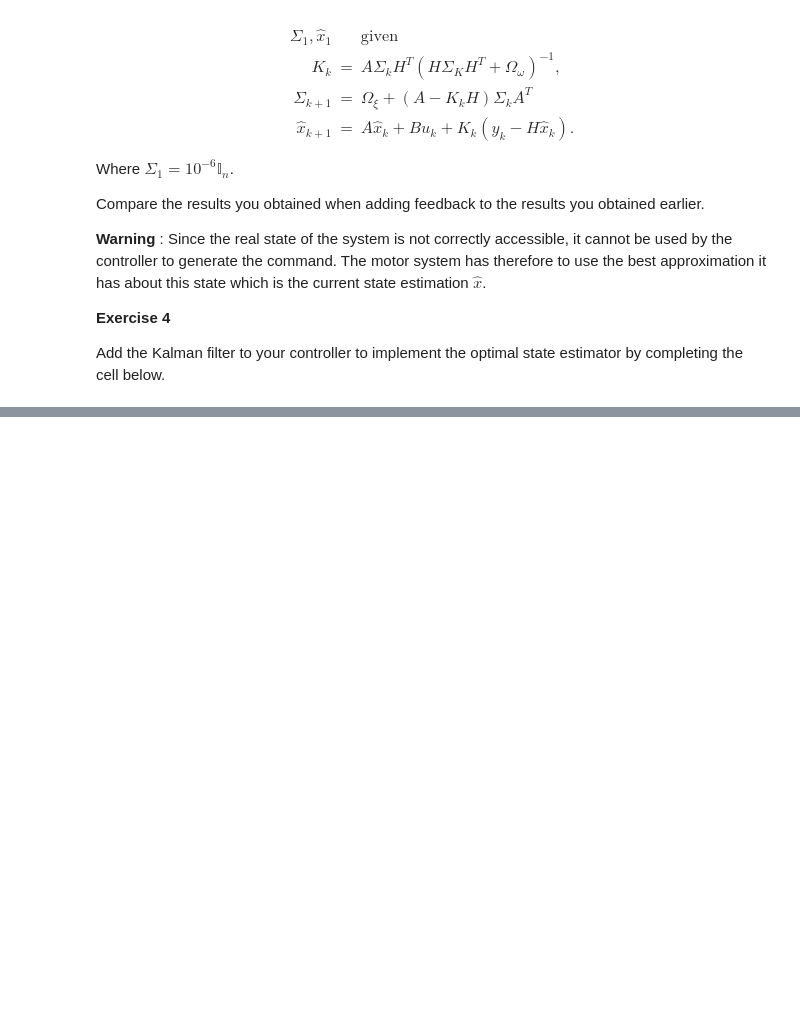
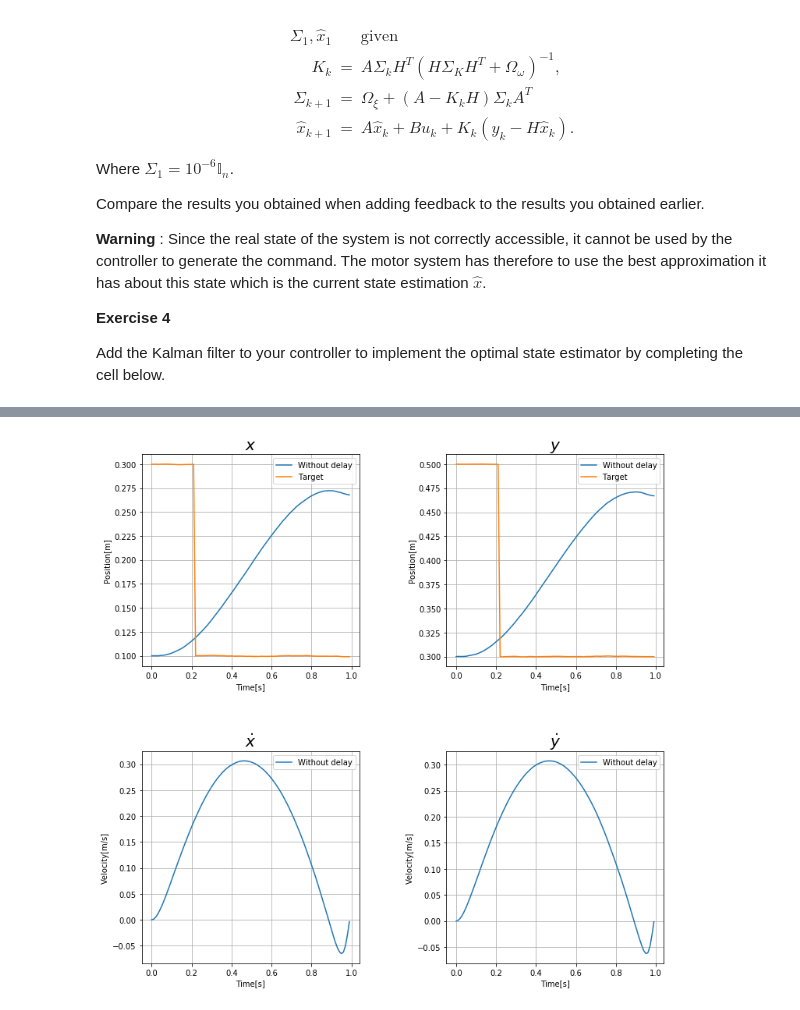
Before and after one commit to TomaszWasTaken/ModellingOfBiologicalSystems, a Jupyter notebook: LGBIO2060_TP4.ipynb, the cells around one changed output, grey strips where cells are left out. Drawn from its saved outputs; the diff is of its cells as text; code cells hidden in the pictures; blank space fills up the shorter version.

```diff
--- a/LGBIO2060_TP4.ipynb
+++ b/LGBIO2060_TP4.ipynb
@@ -301,5 +346,23 @@ Compare the results you obtained when adding feedback to the results you obtaine
 **Exercise 4**
 
 Add the Kalman filter to your controller to implement the optimal state estimator by completing the cell below.
+# %%
+L = np.zeros((N, nu, ns))
+S = np.zeros((N, ns, ns))
+Q = np.zeros((N, ns, ns))  # in real life, Qn changes
+
+###############################
+## Complete the code below ####
+###############################
+# (hint : fill in L and S matrices in the backward loop)
+# Q[N - 1, :, :] = QN
+Q[N-1, :, :] = 10000*QN
+# Q[20, :, :] = 10000*QN
+S[N - 1, :, :] = 10000*QN
+
+gain = 1
+for i in range(N - 1, 0, -1):
+    L[i-1, :, :] = np.linalg.inv((R + B.T@S[i,:,:]@B))@B.T@S[i,:,:]@A
+    S[i-1, :, :] = Q[i-1] + A.T@S[i,:,:]@(A-B@L[i-1])
 # %%
 # Initialize the state estimation... What is the size of the matrix? How would you complete the information corresponding to the first time step?
@@ -373,0 +413,78 @@ plt.show()
+# %%
+#Plot the time evolution of the state, its observation and its estimation.. What do you observe?
+plt.subplots(2, 2, figsize=(12,12))
+plt.subplots_adjust(wspace=0.4,hspace=0.4)
+
+# x
+plt.subplot(221)
+#plt.plot(time_vec, Xhat[:,0,0])
+#plt.plot(time_vec, Y[:,0,0])
+plt.plot(time_vec, X[:,0,0],label="Without delay")
+plt.plot(time_vec, X[:,6,0],label="Target")
+plt.xlabel('Time[s]')
+plt.ylabel('Position[m]')
+plt.title(r'${x}$', fontsize=20)
+plt.legend(loc = 'upper right')
+plt.grid()
+#plt.savefig("X.pdf")
+
+# y
+plt.subplot(222)
+#plt.plot(time_vec, Xhat[:,1,0])
+# plt.plot(time_vec, Y[:,1,0])
+plt.plot(time_vec, X[:,1,0],label="Without delay")
+plt.plot(time_vec, X[:,7,0],label="Target")
+plt.xlabel('Time[s]')
+plt.ylabel('Position[m]')
+plt.title(r'${y}$', fontsize=20)
+plt.legend(loc = 'upper right')
+plt.grid()
+#plt.savefig("XY.pdf")
+
+# xdot
+plt.subplot(223)
+# plt.plot(time_vec, Xhat[:,2,0])
+# plt.plot(time_vec, Y[:,2,0])
+plt.plot(time_vec, X[:,2,0], label="Without delay")
+plt.xlabel('Time[s]')
+plt.ylabel('Velocity[m/s]')
+plt.title(r'$\dot{{x}}$', fontsize=20)
+plt.legend(loc = 'upper right')
+plt.grid()
+
+# ydot
+plt.subplot(224)
+# plt.plot(time_vec, Xhat[:,3,0])
+# plt.plot(time_vec, Y[:,3,0])
+plt.plot(time_vec, X[:,3,0], label="Without delay")
+plt.xlabel('Time[s]')
+plt.ylabel('Velocity[m/s]')
+plt.title(r'$\dot{{y}}$', fontsize=20)
+plt.legend(loc = 'upper right')
+plt.grid()
+#plt.savefig("Vxy.pdf")
+
+#Target position x
+#plt.subplot(325)
+# plt.plot(time_vec, Xhat[:,3,0])
+# plt.plot(time_vec, Y[:,3,0])
+#plt.plot(time_vec, X[:,6,0])
+#plt.xlabel('Time[s]')
+#plt.ylabel('Force[N]')
+#plt.title(r'$T_x$', fontsize=20)
+#plt.grid()
+#plt.savefig("Tx.pdf")
+
+#Target position y
+#plt.subplot(326)
+# plt.plot(time_vec, Xhat[:,3,0])
+# plt.plot(time_vec, Y[:,3,0])
+#plt.plot(time_vec, X[:,7,0])
+#plt.xlabel('Time[s]')
+#plt.ylabel('Force[N]')
+#plt.title(r'$T_y$', fontsize=20)
+#plt.grid()
+#plt.savefig("Ty.pdf")
+plt.show()
+# %% [output]
+[figure, added]
```
Also changed, not shown: parts of 5 cells of this notebook.
